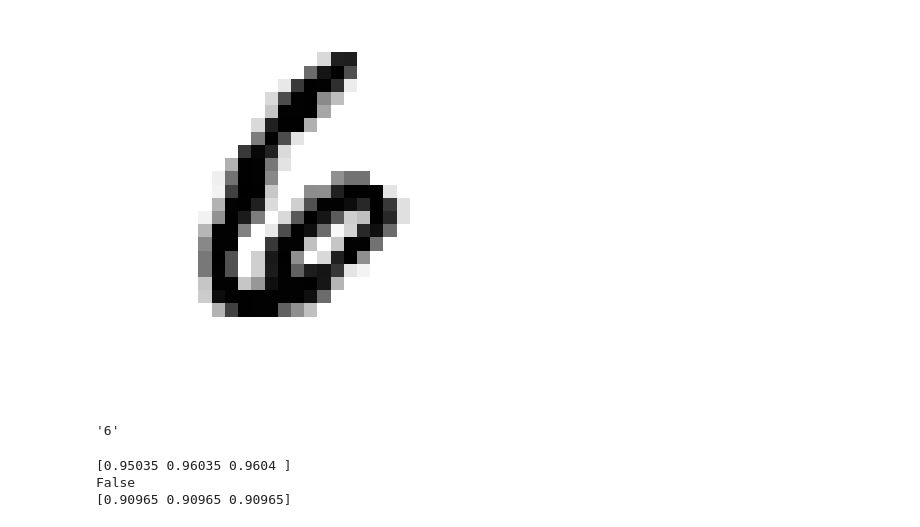
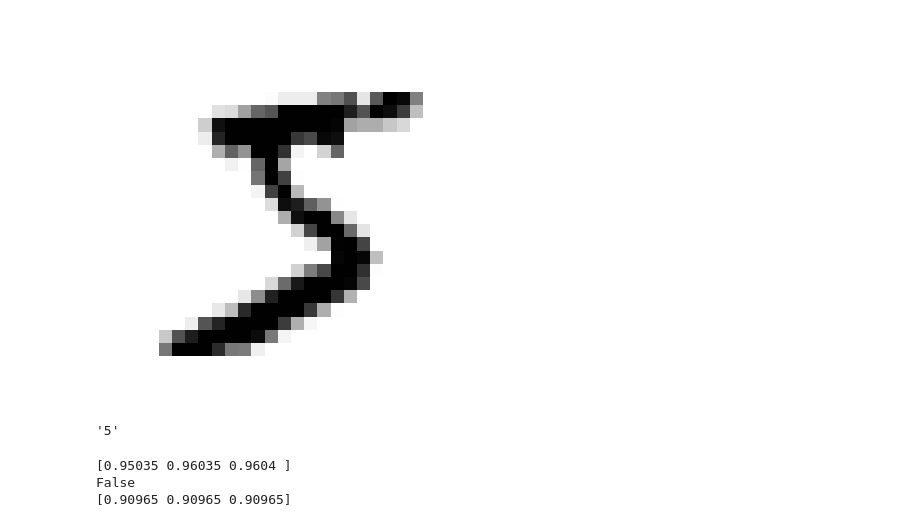
Before and after one commit to afomya/mnist_classification, a Jupyter notebook: mnist_explore.ipynb, the cells around one changed output. Drawn from its saved outputs; the diff is of its cells as text; code cells hidden in the pictures.

```diff
--- a/mnist_explore.ipynb
+++ b/mnist_explore.ipynb
@@ -9,18 +7,18 @@ array(['5', '0', '4', ..., '4', '5', '6'], dtype=object)
 # %%
 import matplotlib.pyplot as plt
 
 def plot_digit(image_data):
     image = image_data.reshape(28,28)
     plt.imshow(image, cmap="binary")
     plt.axis("off")
 
-some_digit = X[13]
+some_digit = X[0]
 plot_digit(some_digit)
 plt.show()
-y[13]
+y[0]
 # %% [output]
-[figure, old version]
+[figure, new version]
-'6'
+'5'
 # %%
 X_train, X_test, y_train, y_test = X[:60000],X[60000:],y[:60000],y[60000:]
 
```
Also changed, not shown: parts of 5 cells of this notebook.
